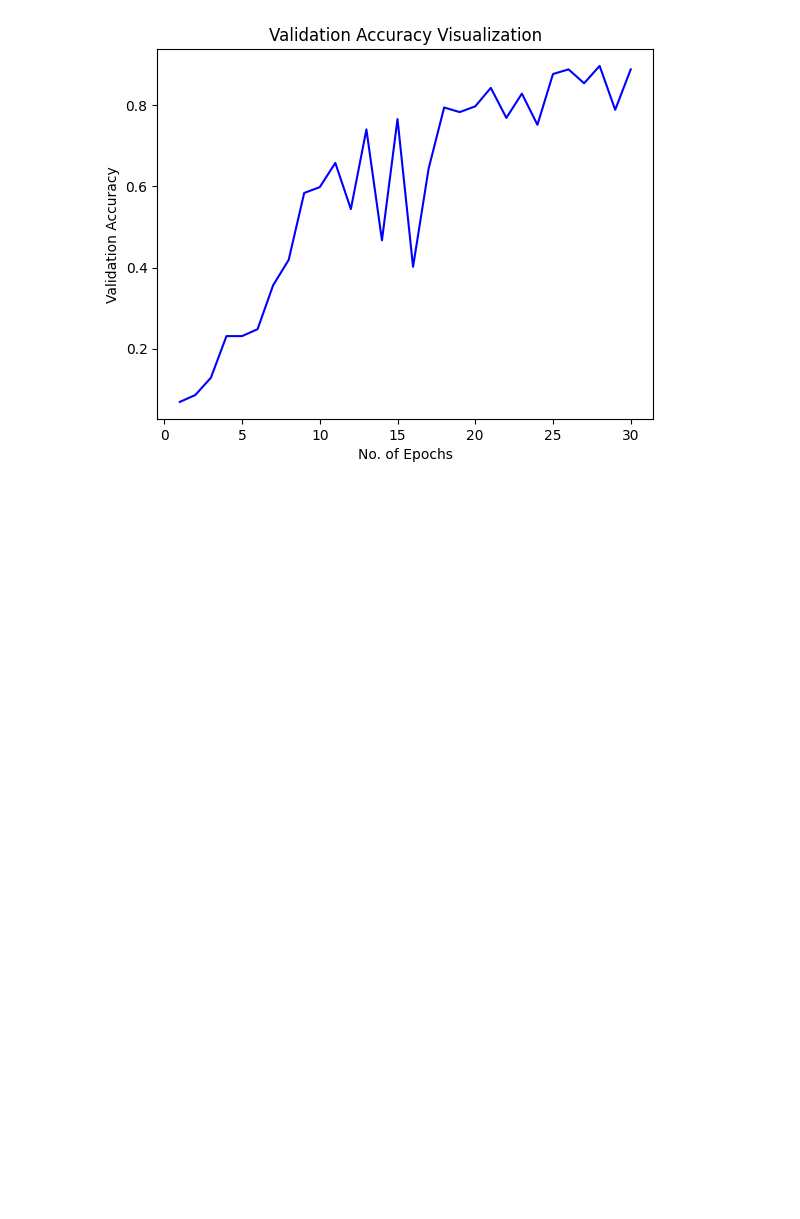
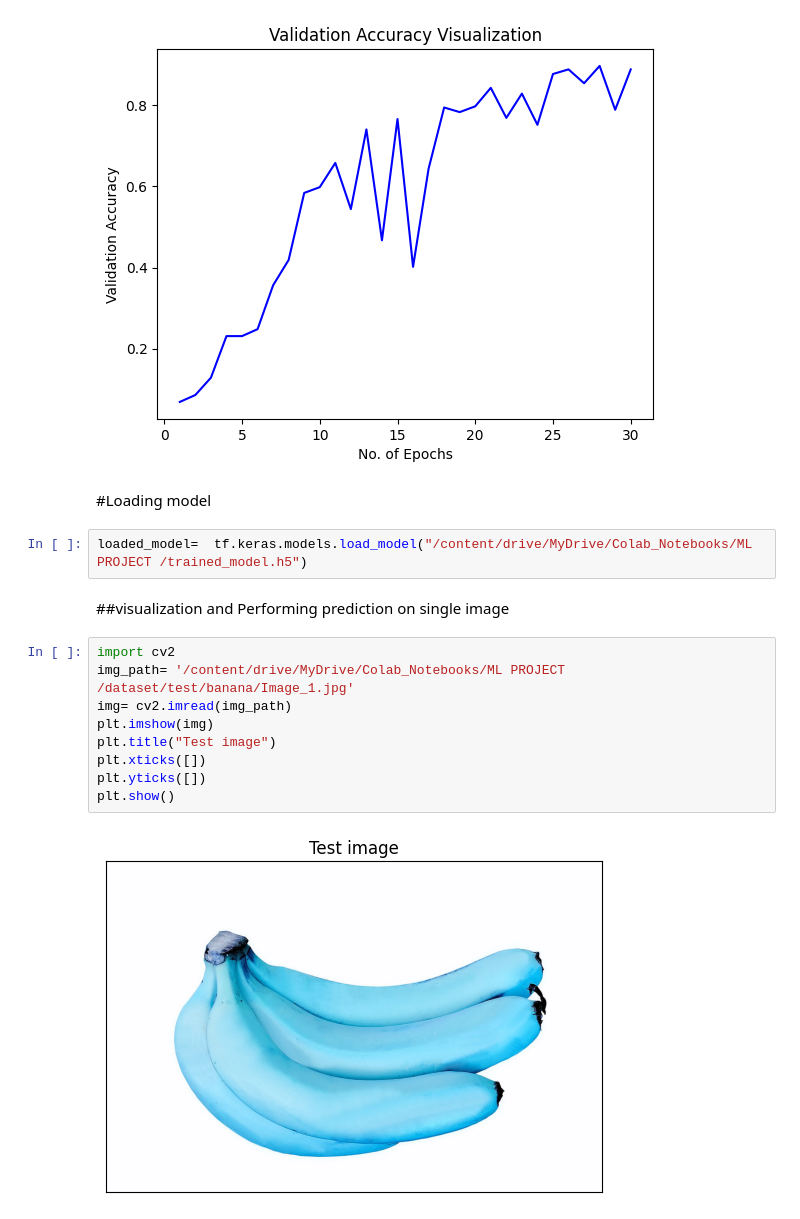
Before and after one commit to pathakharsh123/Fruit_and_vegetable_detection_system, a Jupyter notebook: Fruit_vegetable_detection_system.ipynb, the cells around one changed output. Saved outputs shown, nothing was run; the diff lists cells and outputs as text; blank space fills up the shorter version.

```diff
--- a/Fruit_vegetable_detection_system.ipynb
+++ b/Fruit_vegetable_detection_system.ipynb
@@ -165,3 +149,20 @@ plt.title("Validation Accuracy Visualization")
 plt.show()
 # %% [output]
 [figure]
+# %% [markdown]
+#Loading model
+# %%
+loaded_model=  tf.keras.models.load_model("/content/drive/MyDrive/Colab_Notebooks/ML PROJECT /trained_model.h5")
+# %% [markdown]
+##visualization and Performing prediction on single image
+# %%
+import cv2
+img_path= '/content/drive/MyDrive/Colab_Notebooks/ML PROJECT /dataset/test/banana/Image_1.jpg'
+img= cv2.imread(img_path)
+plt.imshow(img)
+plt.title("Test image")
+plt.xticks([])
+plt.yticks([])
+plt.show()
+# %% [output]
+[figure, added]
```
Also changed, not shown: parts of 12 cells of this notebook.
